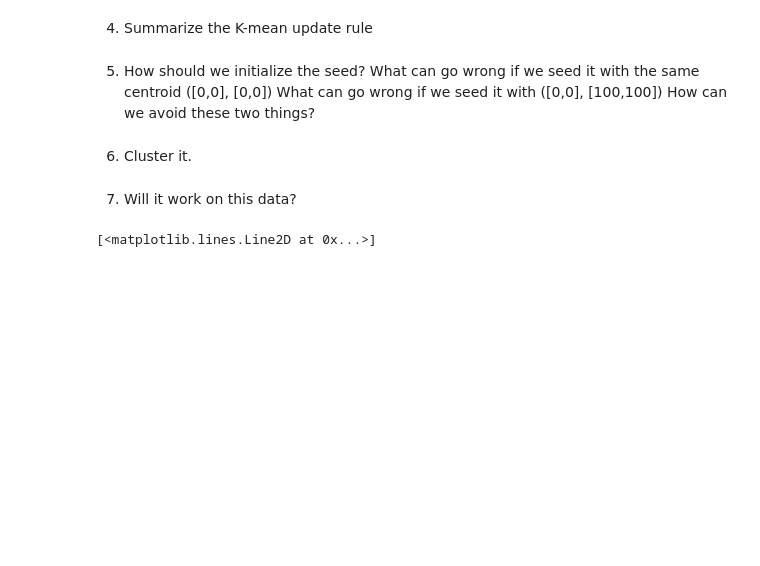
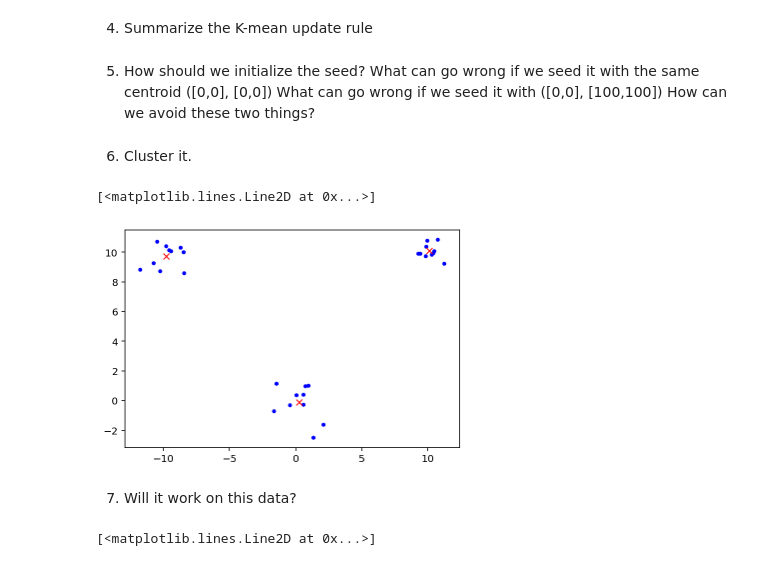
Before and after one commit to muic-pattern-rekt-2018/Exercise7, a Jupyter notebook: Low Rank Approximation and Clustering Problem.ipynb, the cells around one changed output. Cells and saved outputs as stored; diff of their text form; code cells hidden in the pictures; blank space fills up the shorter version.

```diff
--- a/Low Rank Approximation and Clustering Problem.ipynb
+++ b/Low Rank Approximation and Clustering Problem.ipynb
@@ -228,6 +254,34 @@ What can go wrong if we seed it with ([0,0], [100,100])
 How can we avoid these two things?
 # %% [markdown]
 6) Cluster it.
+# %%
+def cluster_number(row, centroids):
+    distances = [np.linalg.norm(row-c) for c in centroids]
+    return np.argmin(distances)
+
+
+def k_mean(xs, k):
+    k = 3
+    n_data, n_feature = xs.shape
+    np.random.randint(0, n_data)
+    indices = np.random.choice(list(range(n_data)), size=k)
+    centroids = xs[indices, :].copy()
+
+    for i in range(100):
+        cluster_id = np.array([cluster_number(row, centroids) for row in xs])
+        for i_cluster in range(k):
+            centroids[i_cluster] = np.mean(xs[cluster_id==i_cluster], axis=0)
+    cluster_id = np.array([cluster_number(row, centroids) for row in xs])
+    return centroids, cluster_id
+
+centroids, cluster_id = k_mean(xs, k)
+
+
+plt.plot(xs[:,0], xs[:, 1], '.b')
+plt.plot(centroids[:, 0], centroids[:, 1], 'xr')
+# %% [output]
+[<matplotlib.lines.Line2D at 0x...>]
+[figure, added]
 # %% [markdown]
 7) Will it work on this data?
 # %%
```
Also changed, not shown: parts of 7 cells of this notebook.
